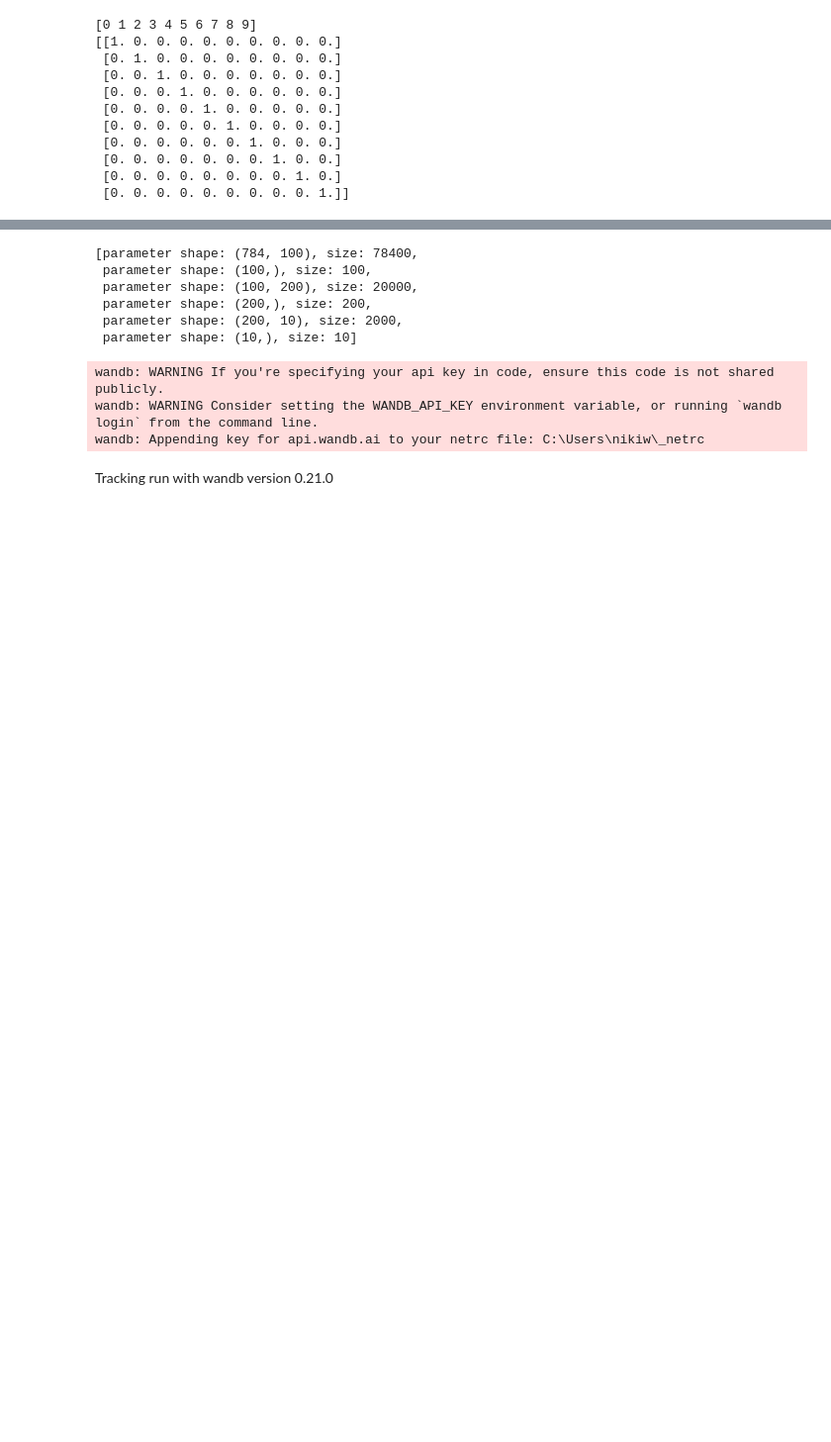
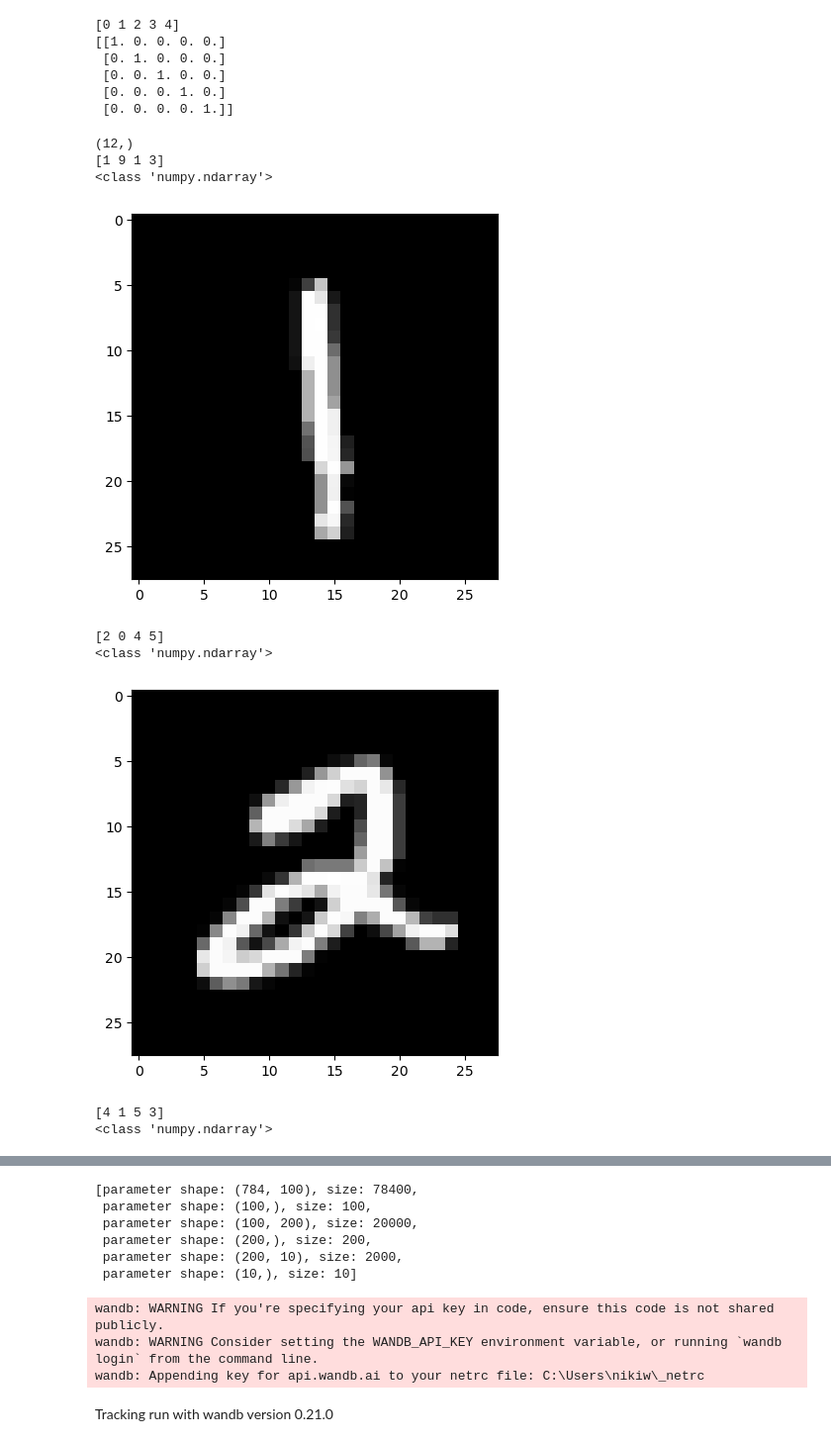
Before and after one commit to NikWill2003/NumTorch, a Jupyter notebook: test.ipynb, the cells around one changed output, grey strips where cells are left out. Shown at 99% size. Saved outputs shown, nothing was run; the diff lists cells and outputs as text; code cells hidden in the pictures; blank space fills up the shorter version.

```diff
--- a/test.ipynb
+++ b/test.ipynb
@@ -374,21 +372,16 @@ def one_hot_encode(array, num_c):
         one_hot[idx, i] = 1
     return one_hot
 
-y = np.arange(10)
+y = np.arange(5)
 print(y)
-print(one_hot_encode(y, 10))
+print(one_hot_encode(y, 5))
 # %% [output]
-[0 1 2 3 4 5 6 7 8 9]
-[[1. 0. 0. 0. 0. 0. 0. 0. 0. 0.]
- [0. 1. 0. 0. 0. 0. 0. 0. 0. 0.]
- [0. 0. 1. 0. 0. 0. 0. 0. 0. 0.]
- [0. 0. 0. 1. 0. 0. 0. 0. 0. 0.]
- [0. 0. 0. 0. 1. 0. 0. 0. 0. 0.]
- [0. 0. 0. 0. 0. 1. 0. 0. 0. 0.]
- [0. 0. 0. 0. 0. 0. 1. 0. 0. 0.]
- [0. 0. 0. 0. 0. 0. 0. 1. 0. 0.]
- [0. 0. 0. 0. 0. 0. 0. 0. 1. 0.]
- [0. 0. 0. 0. 0. 0. 0. 0. 0. 1.]]
+[0 1 2 3 4]
+[[1. 0. 0. 0. 0.]
+ [0. 1. 0. 0. 0.]
+ [0. 0. 1. 0. 0.]
+ [0. 0. 0. 1. 0.]
+ [0. 0. 0. 0. 1.]]
 # %%
 def one_hot_encode(array, num_c):
     one_hot = np.zeros(shape=(array.size, num_c))
@@ -539,3 +531,24 @@ data = np.load(local_path)
 # print(type(im))
 # plt.imshow(im, cmap='grey')
 # plt.show()
+# %%
+X_train, y_train = data["x_train"][0:12].reshape((-1,784)) / 255, data["y_train"][0:12]
+print(y_train.shape)
+train_loader = DataLoader(X_train, y_train, 4, shuffle=True)
+for X, y in train_loader:
+    print(y)
+    im = X[0].reshape((28,28))
+    print(type(im))
+    plt.imshow(im, cmap='grey')
+    plt.show()
+    continue
+# %% [output]
+(12,)
+[1 9 1 3]
+<class 'numpy.ndarray'>
+[figure, added]
+[2 0 4 5]
+<class 'numpy.ndarray'>
+[figure, added]
+[4 1 5 3]
+<class 'numpy.ndarray'>
```
Also changed, not shown: parts of 10 cells of this notebook, 1 other file.
